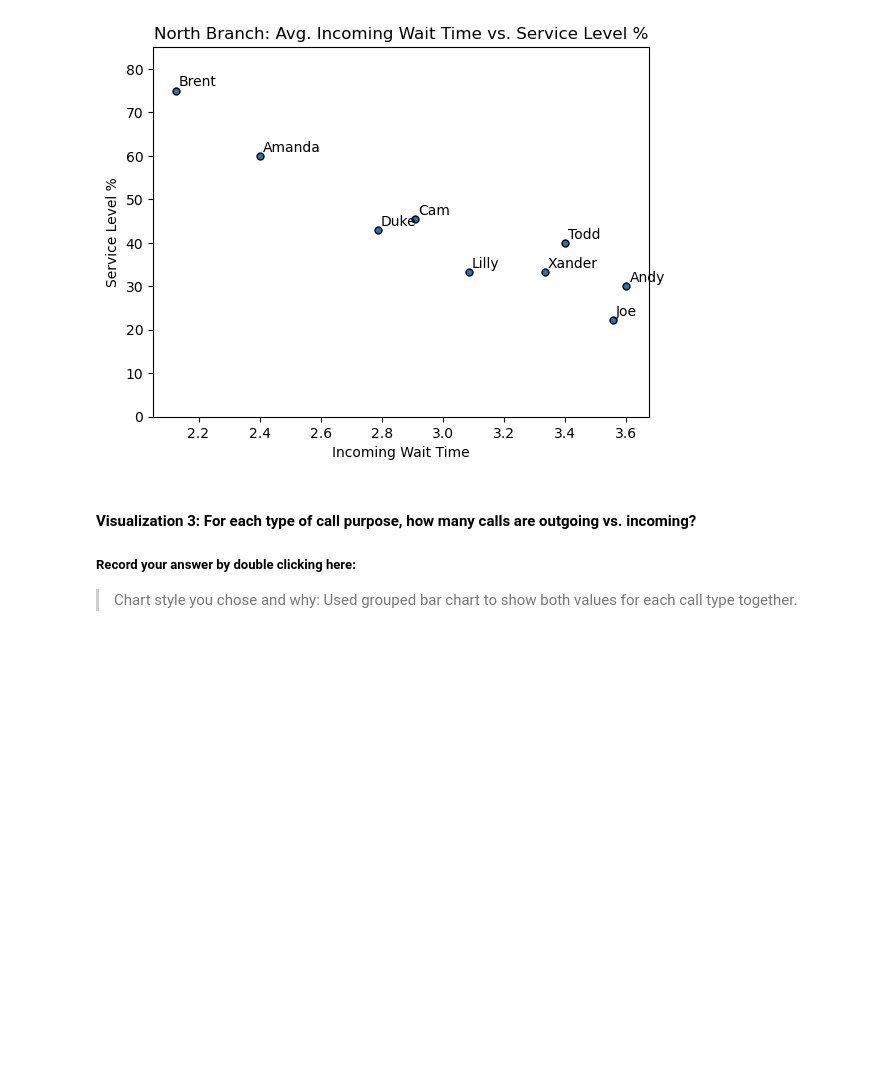
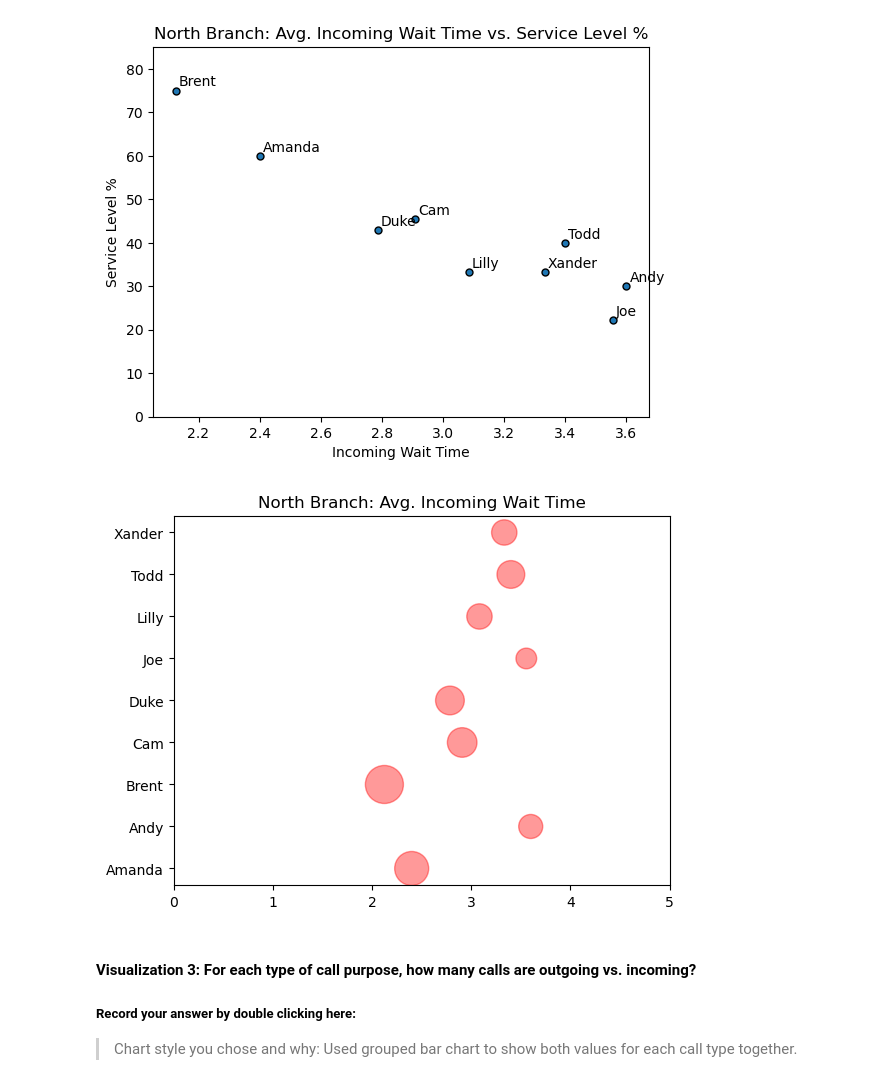
Before and after one commit to mtngrl1916/call-center-cleanup-assignment, a Jupyter notebook: Call_Center_Cleanup.ipynb, the cells around one changed output. Saved outputs shown, nothing was run; the diff lists cells and outputs as text; code cells hidden in the pictures; blank space fills up the shorter version.

Commit message:
Added new visualization 2 option.

```diff
--- a/Call_Center_Cleanup.ipynb
+++ b/Call_Center_Cleanup.ipynb
@@ -564,6 +564,17 @@ for i, txt in enumerate(service_speed['Rep ID']):
     plt.annotate(txt, (service_speed['Incoming Wait Time'][i]+.01, service_speed['Service Level %'][i]+1))
 # %% [output]
 [figure]
+# %%
+y = service_speed['Rep ID']
+x = service_speed['Incoming Wait Time']
+size = service_speed['Service Level %']
+
+plt.scatter(x,y,s = size*10, alpha = 0.4, color = 'r', edgecolor = 'Red')
+plt.title("North Branch: Avg. Incoming Wait Time")
+plt.xlim(xmin=0,xmax=5)
+plt.show()
+# %% [output]
+[figure, added]
 # %% [markdown]
 #### Visualization 3: For each type of call purpose, how many calls are outgoing vs. incoming?
 ##### Record your answer by double clicking here:
```
